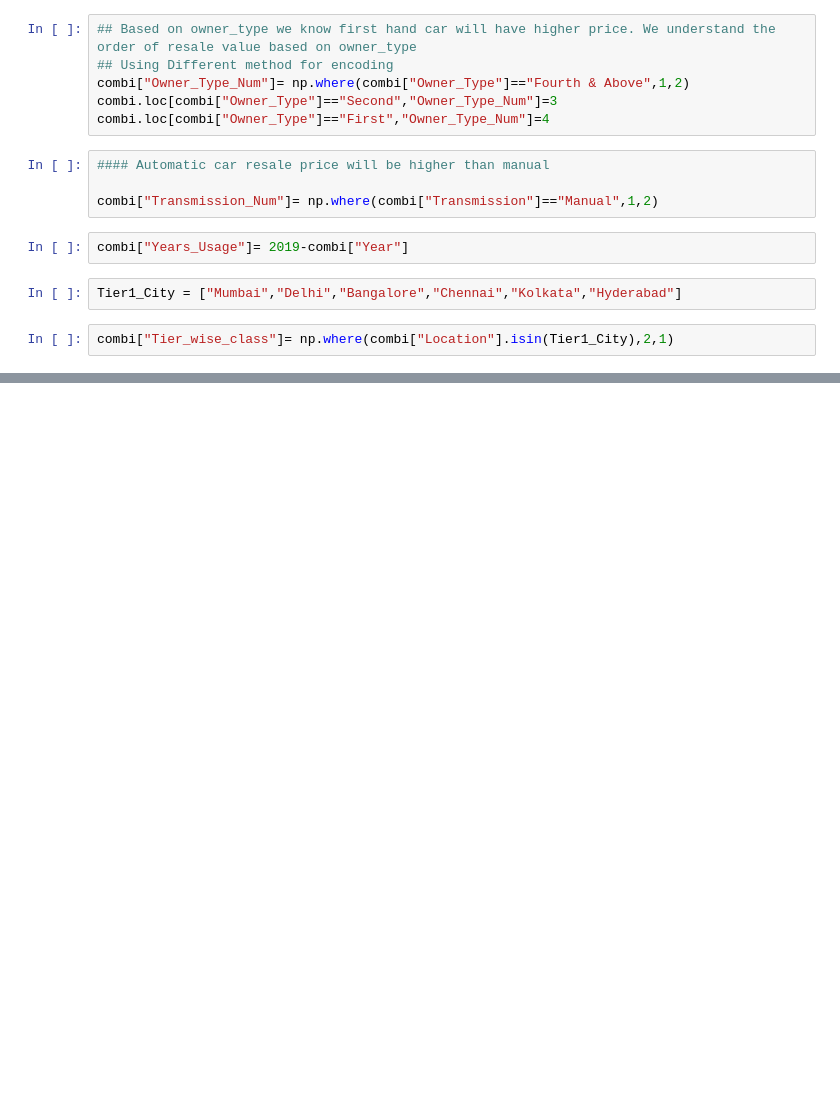
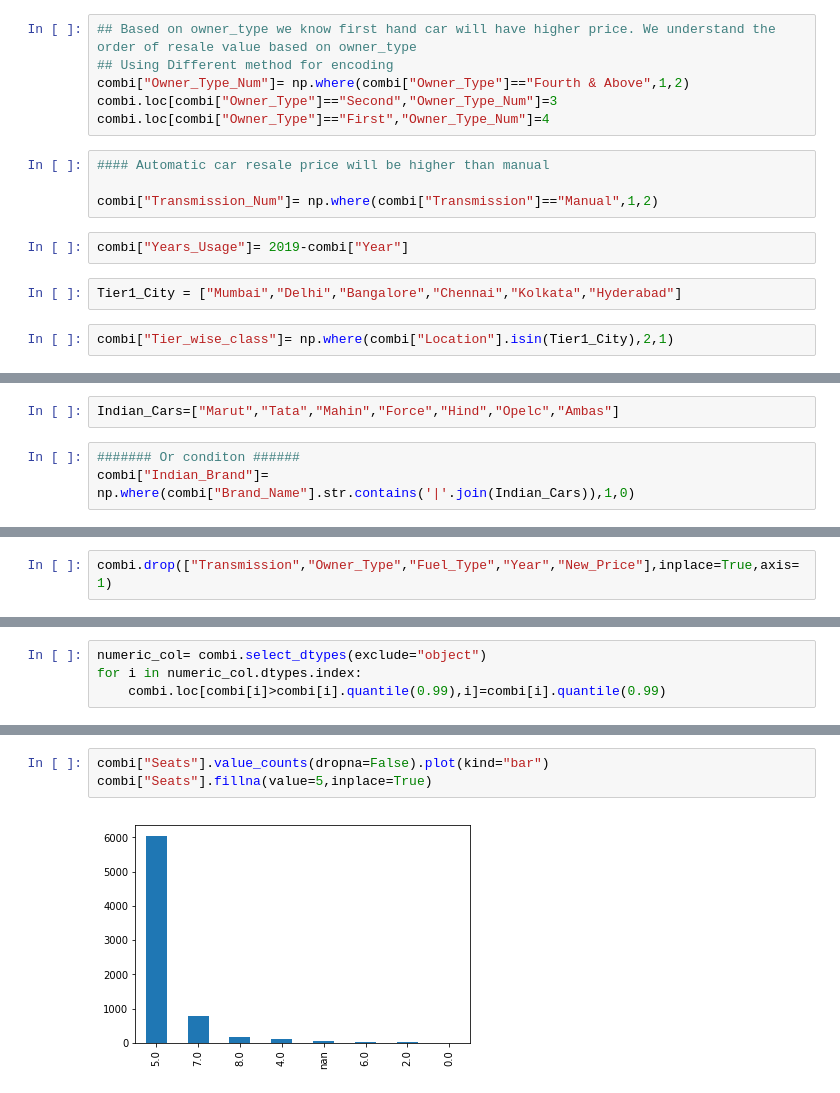
Before and after one commit to pawanrawat1990/Used_Cars_Prediction--Machine-Hacl-k, a Jupyter notebook: Used_Cars Price Prediction.ipynb, the cells around one changed output, grey strips where cells are left out. Saved outputs shown, nothing was run; the diff lists cells and outputs as text; blank space fills up the shorter version.

```diff
--- a/Used_Cars Price Prediction.ipynb
+++ b/Used_Cars Price Prediction.ipynb
@@ -164,0 +219,5 @@ combi["Tier_wise_class"]= np.where(combi["Location"].isin(Tier1_City),2,1)
+# %%
+Indian_Cars=["Marut","Tata","Mahin","Force","Hind","Opelc","Ambas"]
+# %%
+####### Or conditon ######
+combi["Indian_Brand"]= np.where(combi["Brand_Name"].str.contains('|'.join(Indian_Cars)),1,0)
@@ -164,0 +233,2 @@ combi["Tier_wise_class"]= np.where(combi["Location"].isin(Tier1_City),2,1)
+# %%
+combi.drop(["Transmission","Owner_Type","Fuel_Type","Year","New_Price"],inplace=True,axis=1)
@@ -164,0 +272,4 @@ combi["Tier_wise_class"]= np.where(combi["Location"].isin(Tier1_City),2,1)
+# %%
+numeric_col= combi.select_dtypes(exclude="object")
+for i in numeric_col.dtypes.index:
+    combi.loc[combi[i]>combi[i].quantile(0.99),i]=combi[i].quantile(0.99)
@@ -164,0 +318,5 @@ combi["Tier_wise_class"]= np.where(combi["Location"].isin(Tier1_City),2,1)
+# %%
+combi["Seats"].value_counts(dropna=False).plot(kind="bar")
+combi["Seats"].fillna(value=5,inplace=True)
+# %% [output]
+[figure, added]
```
Also changed, not shown: parts of 43 cells of this notebook.
